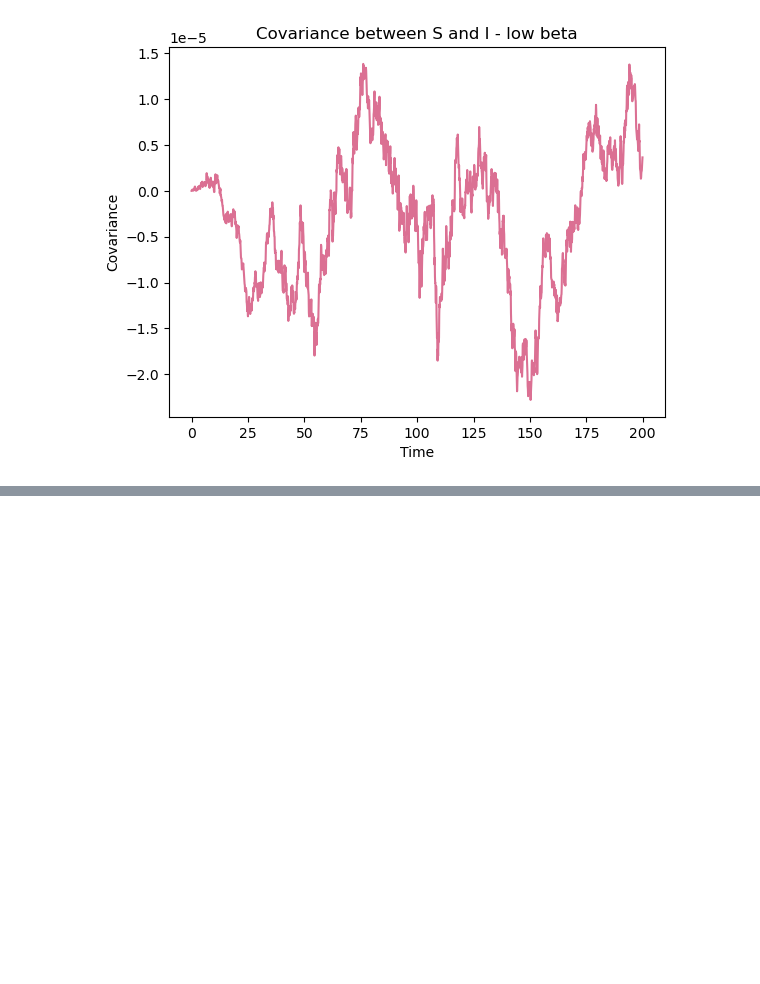
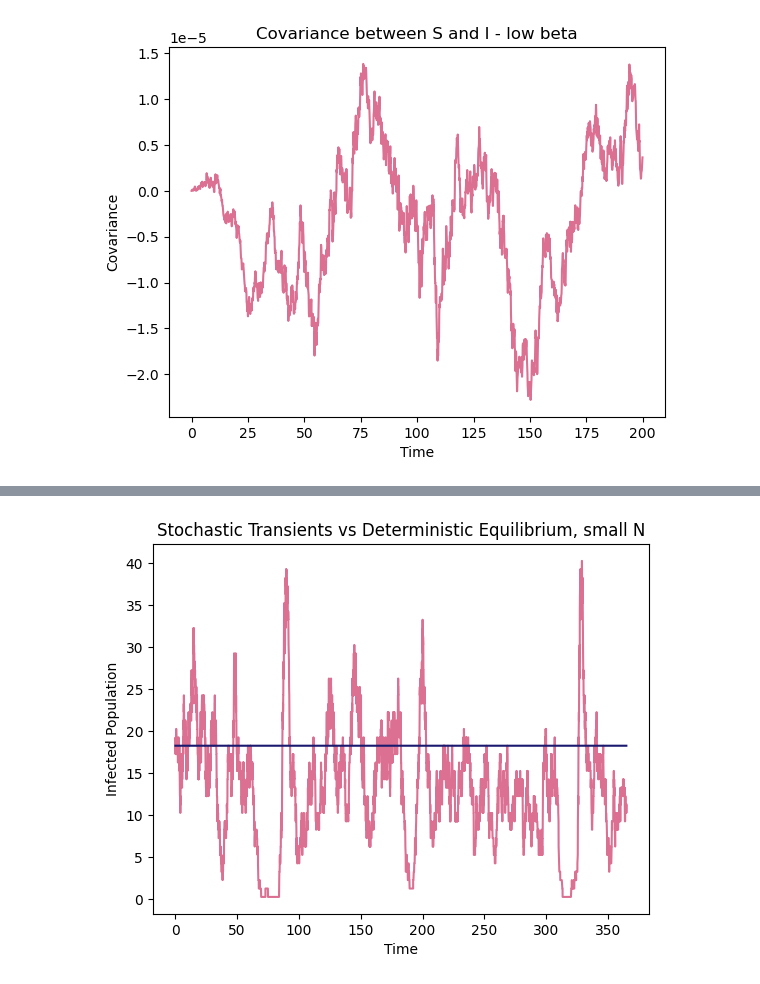
Before and after one commit to prewsei/ICLS_A2, a Jupyter notebook: Assignment2.ipynb, the cells around one changed output, grey strips where cells are left out. Drawn from its saved outputs; the diff is of its cells as text; code cells hidden in the pictures; blank space fills up the shorter version.

```diff
--- a/Assignment2.ipynb
+++ b/Assignment2.ipynb
@@ -225,0 +295,26 @@ for p in params:
+# %%
+gamma = 1/3.0
+mu = 0.04
+T = 365
+beta = 2.5
+N = 200
+I0 = 1
+S0 = N - 1
+R0 = 0
+
+S_star, I_star, R_star, R0 = endemic_equilibrium(N, beta, gamma, mu)
+# %%
+times, sStoTransient, iStoTransient, rStoTrasient = gillespies_sir(T, S_star, I_star, R_star, beta, gamma, mu)
+
+sDetBaseline, iDetBaseline, rDetBaseline = integrate_det_sir([S_star, I_star, R_star], times, beta, gamma, mu)
+
+plt.figure()
+plt.plot(times, iStoTransient, color='palevioletred')
+plt.plot(times, iDetBaseline, color="midnightblue")
+plt.xlabel('Time')
+plt.ylabel('Infected Population')
+plt.title("Stochastic Transients vs Deterministic Equilibrium, small N")
+plt.savefig("transientExample.jpg", dpi=300)
+plt.show()
+# %% [output]
+[figure, added]
```
Also changed, not shown: parts of 6 cells of this notebook.
